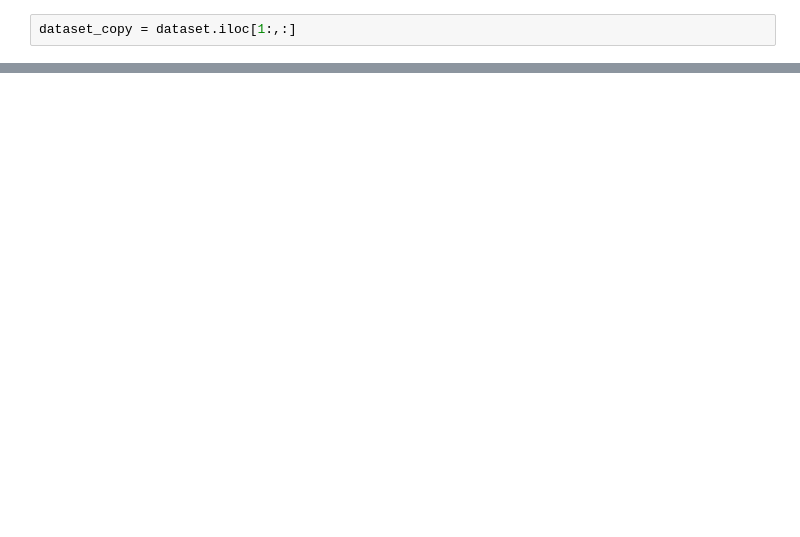
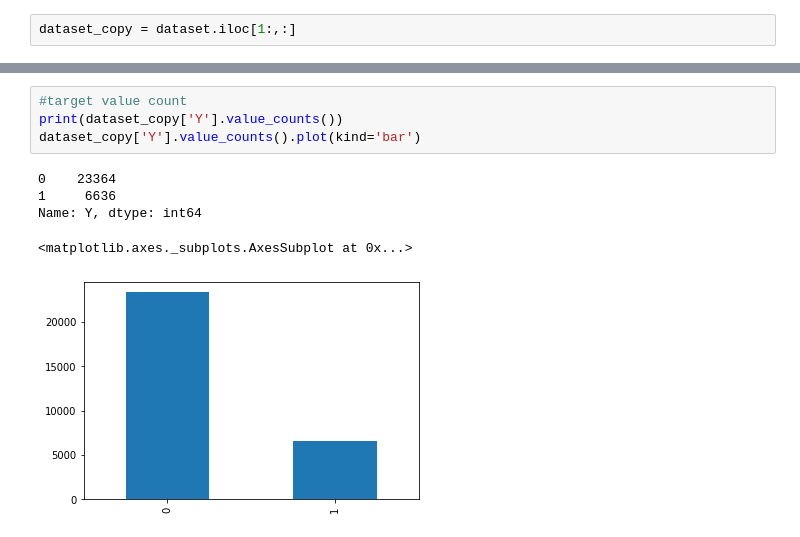
Before and after one commit to anshu57/Credit-Card-Default-Prediction-Supervised-Machine-Learning-Classification, a Jupyter notebook: Credit_Card_Default_Prediction_Capstone_Project.ipynb, the cells around one changed output, grey strips where cells are left out. Saved outputs shown, nothing was run; the diff lists cells and outputs as text; blank space fills up the shorter version.

```diff
--- a/Credit_Card_Default_Prediction_Capstone_Project.ipynb
+++ b/Credit_Card_Default_Prediction_Capstone_Project.ipynb
@@ -171,0 +204,10 @@ dataset_copy
+# %%
+#target value count
+print(dataset_copy['Y'].value_counts())
+dataset_copy['Y'].value_counts().plot(kind='bar')
+# %% [output]
+0    23364
+1     6636
+Name: Y, dtype: int64
+<matplotlib.axes._subplots.AxesSubplot at 0x...>
+[figure, added]
```
Also changed, not shown: parts of 37 cells of this notebook.
